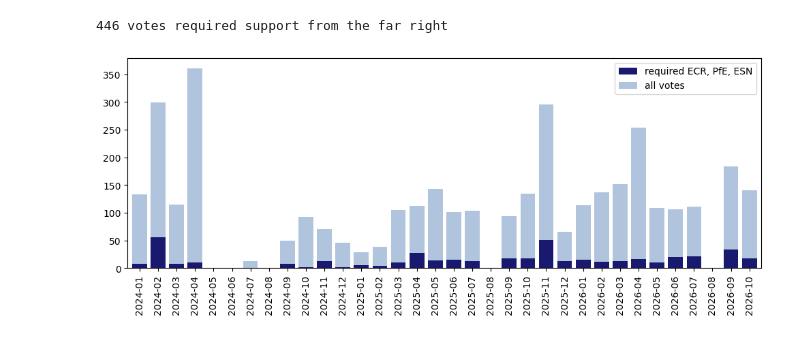
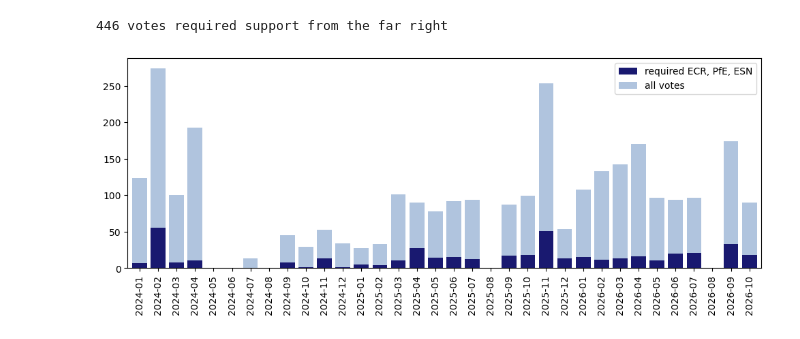
Before and after one commit to HowTheyVote/tutorials, a Jupyter notebook: content/groups_required_for_majority.ipynb, the cells around one changed output. Drawn from its saved outputs; the diff is of its cells as text; code cells hidden in the pictures.

Commit message:
Use only votes with known majority type as population

```diff
--- a/content/groups_required_for_majority.ipynb
+++ b/content/groups_required_for_majority.ipynb
@@ -80,14 +80,14 @@ import matplotlib.pyplot as plt
 # Add month as a new column
 votes_df["month"] =  votes_df["timestamp"].dt.to_period("M")
 
-# Filter votes with and without majority type
-with_majority_df = votes_df[votes_df["majority_type"].notna()]
-without_majority_df = votes_df[votes_df["majority_type"].isna()]
+# Filter votes with and without known majority type
+votes_df_with_majority = votes_df[votes_df["majority_type"].notna()]
+votes_df_without_majority = votes_df[votes_df["majority_type"].isna()]
 
 # Count by month
 chart_df = pd.DataFrame({
-    "with majority": with_majority_df.groupby("month").size(),
-    "without majority": without_majority_df.groupby("month").size(),
+    "with majority": votes_df_with_majority.groupby("month").size(),
+    "without majority": votes_df_without_majority.groupby("month").size(),
 })
 
 # Fill months with no votes with 0 (for example plenary summer break in August)
@@ -196,20 +196,20 @@ print(f"{count} votes required support from the far right")
 # %% [output]
 446 votes required support from the far right
 # %%
-mask = votes_df["id"].isin(required_far_right_df["vote_id"])
+mask = votes_df_with_majority["id"].isin(required_far_right_df["vote_id"])
 
 chart_df = pd.DataFrame({
-    "required ECR, PfE, ESN": votes_df[mask].groupby("month").size(),
-    "all votes": votes_df[~mask].groupby("month").size(),
+    "required ECR, PfE, ESN": votes_df_with_majority[mask].groupby("month").size(),
+    "all votes": votes_df_with_majority[~mask].groupby("month").size(),
 })
 
 chart_df = chart_df.reindex(
     pd.period_range(chart_df.index.min(), chart_df.index.max(), freq="M"),
     fill_value=0,
 )
 
 chart_df.plot(kind="bar", stacked=True, figsize=(12, 4), color=["midnightblue", "lightsteelblue"], width=0.8)
 
 plt.show()
 # %% [output]
-[figure, old version]
+[figure, new version]
```
Also changed, not shown: parts of 1 cell of this notebook.
